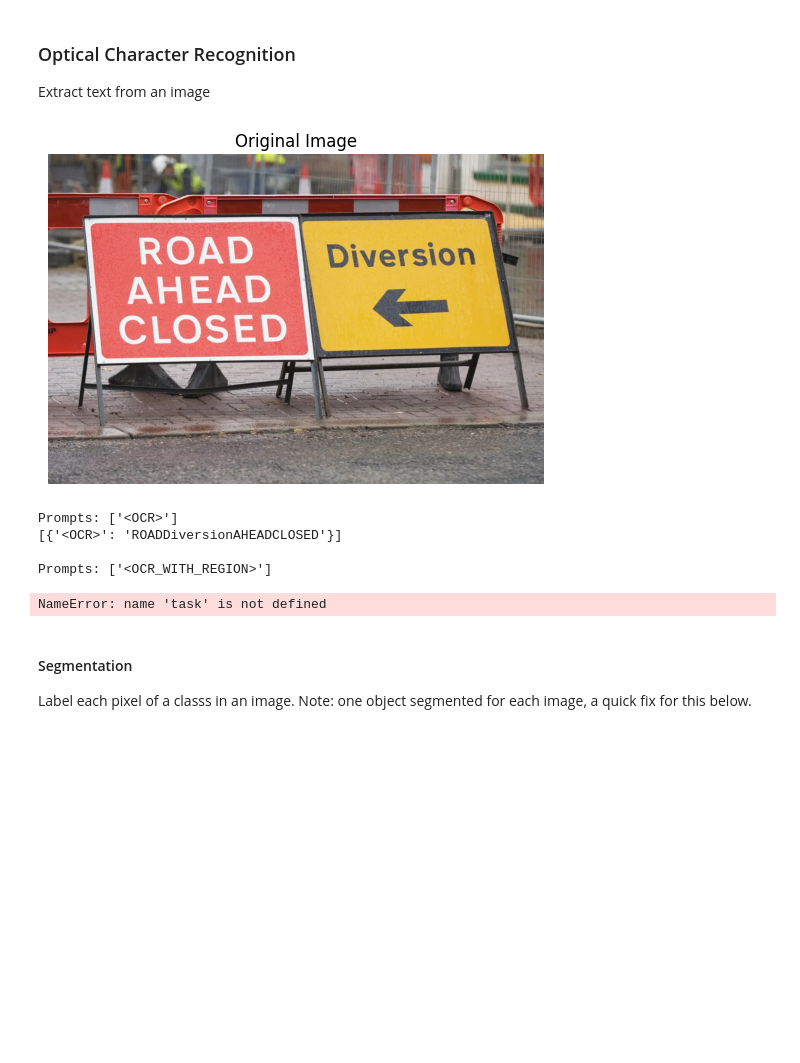
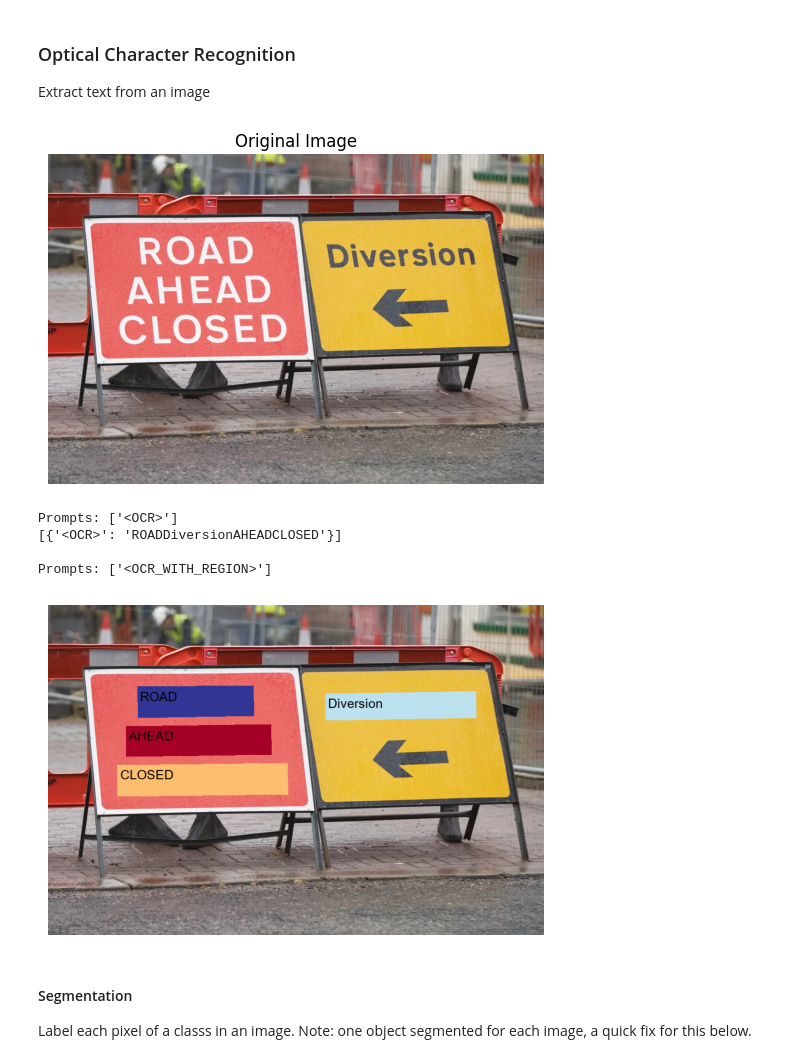
Before and after one commit to microsoft/dstoolkit-finetuning-florence-2, a Jupyter notebook: code/01-Base_Model.ipynb, the cells around one changed output. Cells and saved outputs as stored; diff of their text form; code cells hidden in the pictures; blank space fills up the shorter version.

```diff
--- a/code/01-Base_Model.ipynb
+++ b/code/01-Base_Model.ipynb
@@ -134,26 +131,26 @@ Extract text from an image
 # %%
 # base image
 img_path = os.path.join(data_path, "base_ocr.jpg")
 img = read_image(img_path)
 display_image(img, "Original Image")
 
 task_input = "<OCR>"
 text_inputs = []
 results = inference_florance(img, task_input=task_input, text_inputs=text_inputs, florance2_setup=florance2_setup)
 print(results, "\n")
 
 task_input = "<OCR_WITH_REGION>" # returns text with bounding boxes
 text_inputs = []
 results = inference_florance(img, task_input=task_input, text_inputs=text_inputs, florance2_setup=florance2_setup)
-combined_results = {"polygons": [box for result in results for box in result[task_input]["quad_boxes"]], "labels": [label.replace("</s>", "").replace("<s>", "") for result in results for label in result[task]["labels"]]}
+combined_results = {"polygons": [box for result in results for box in result[task_input]["quad_boxes"]], "labels": [label.replace("</s>", "").replace("<s>", "") for result in results for label in result[task_input]["labels"]]}
 draw_bounding_boxes(img, combined_results, size_bb=5, size_text=25)
 # %% [output]
 [figure]
 Prompts: ['<OCR>']
 [{'<OCR>': 'ROADDiversionAHEADCLOSED'}]
 
 Prompts: ['<OCR_WITH_REGION>']
-NameError: name 'task' is not defined
+[figure, added]
 # %% [markdown]
 #### Segmentation
 Label each pixel of a classs in an image. Note: one object segmented for each image, a quick fix for this below.
```
Also changed, not shown: parts of 2 cells of this notebook, 2 other files.
